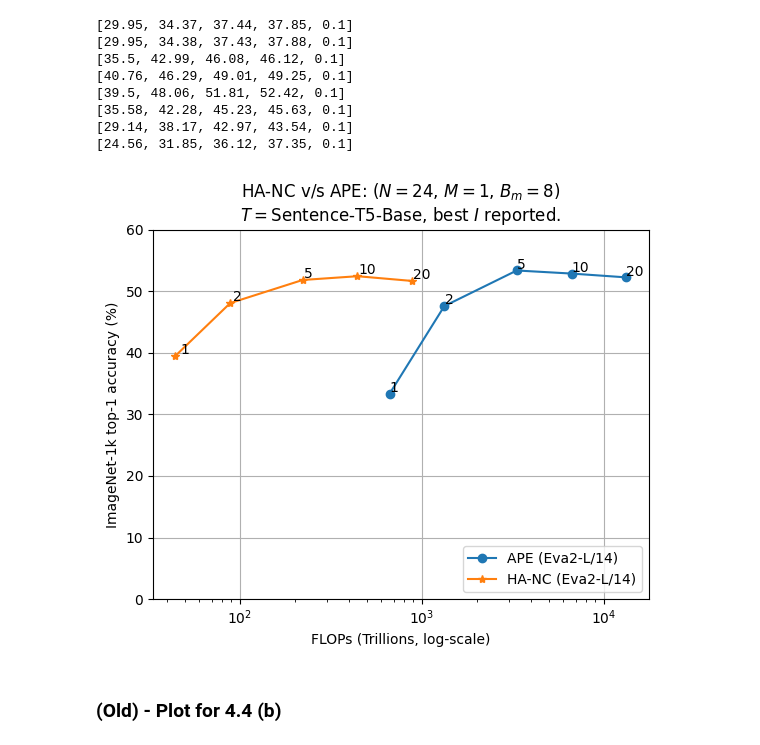
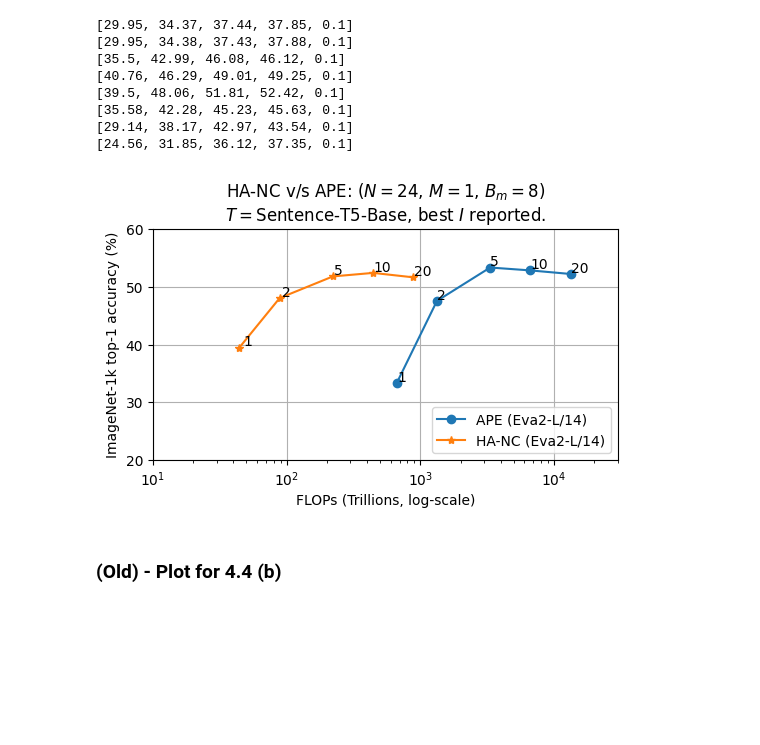
Before and after one commit to jaisidhsingh/hypa-new, a Jupyter notebook: hyperalignment/plot.ipynb, the cells around one changed output. Saved outputs shown, nothing was run; the diff lists cells and outputs as text; code cells hidden in the pictures; blank space fills up the shorter version.

```diff
--- a/hyperalignment/plot.ipynb
+++ b/hyperalignment/plot.ipynb
@@ -661,35 +670,38 @@ ape_flops = [
     8 * get_ape_flops(384, 768) * e + \
     8 * get_ape_flops(768, 768) * e + \
     8 * get_ape_flops(1024, 768) * e for e in epochs
 ]
 ape_accs = {'eval': {'epoch_1': {'imagenet1k': 33.33}, 'epoch_2': {'imagenet1k': 47.57}, 'epoch_5': {'imagenet1k': 53.35}, 'epoch_10': {'imagenet1k': 52.85}, 'epoch_20': {'imagenet1k': 52.23}}, 'text_encoder': 'sentence-t5-base', 'encoder_index': 4}
 ape_accs = [item["imagenet1k"] for item in ape_accs["eval"].values()]
 
 hnet_accs = [39.5, 48.06, 51.81, 52.42, 51.65]
 hnet_flops = [HNET_FLOPS_24_8_with_768_1ep * e for e in epochs]
 
+plt.figure(figsize=(6, 3))
 plt.plot(ape_flops, ape_accs, marker="o", label="APE (Eva2-L/14)")
 plt.plot(hnet_flops, hnet_accs, marker="*", label="HA-NC (Eva2-L/14)")
 
 plt.xlabel("FLOPs (Trillions, log-scale)")
 plt.xscale("log")
 plt.ylabel(f"{names[bench]} top-1 accuracy (%)")
-plt.ylim([0, 60])
+plt.ylim([20, 60])
+plt.yticks([20, 30, 40, 50, 60])
+plt.xlim([10, 3e+4])
 
 if j == 0:
     plt.legend(loc="lower right")
 
 plt.grid(True)
 
 epochs = [1, 2, 5, 10, 20]
 for i, ep in enumerate(epochs):
     plt.annotate(f"{ep}", (ape_flops[i] + 3, ape_accs[i] + 0.3))
     plt.annotate(f"{ep}", (hnet_flops[i] + 3, hnet_accs[i] + 0.3))
 
 plt.title(f"HA-NC v/s APE: ($N=24$, $M=1$, $B_m=8$)\n$T=$Sentence-T5-Base, best $I$ reported.")
 plt.show()
 # %% [output]
-[figure, old version]
+[figure, new version]
 # %% [markdown]
 ### (Old) - Plot for 4.4 (b)
 # %%
```
Also changed, not shown: parts of 3 cells of this notebook.
